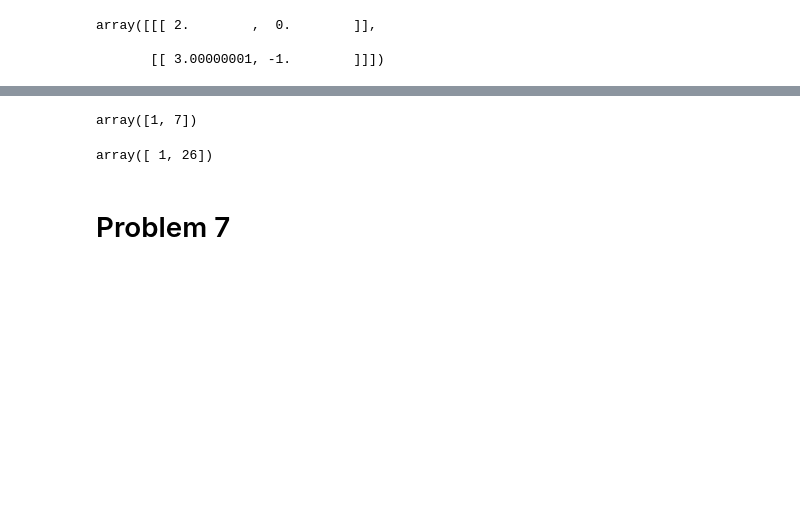
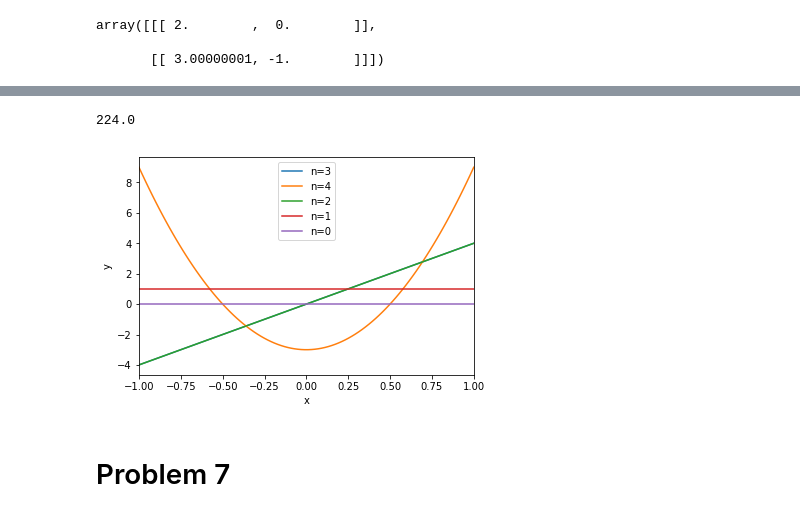
Before and after one commit to kendrarobbins/BootCamp2018, a Jupyter notebook: ProbSets/Comp/Week 6/Differentiation .ipynb, the cells around one changed output, grey strips where cells are left out. Saved outputs shown, nothing was run; the diff lists cells and outputs as text; code cells hidden in the pictures; blank space fills up the shorter version.

```diff
--- a/ProbSets/Comp/Week 6/Differentiation .ipynb
+++ b/ProbSets/Comp/Week 6/Differentiation .ipynb
@@ -221,18 +219,24 @@ from autograd import grad
 # %%
 def cheb(x,n):
     '''this function computes Chebyshav Polynomials
-    input n should be greater than or equal to 2'''
+    '''
 
     T_0 = anp.ones_like(x)
     T_1 = x
 
-    if n==2:
+    if n ==0:
+        T = T_0
+
+    elif n==1:
+        T=T_1
+
+    elif n==2:
         T_n_1 = T_1
         T_n_2 = T_0
         T = 2*x*T_1 - T_0
 
     else:
-        for i in range(n-2): #?
+        for i in range(n-2):
             if i==0:
                 T_n_1 = T_1
                 T_n_2 = T_0
@@ -252,8 +253,0 @@ A = np.array([1,2])
-# %%
-cheb(A, 2)
-# %% [output]
-array([1, 7])
-# %%
-cheb(A,4)
-# %% [output]
-array([ 1, 26])
@@ -260,2 +261,24 @@ array([ 1, 26])
+# %%
+Tprime = grad(cheb)
+Tprime2 = elementwise_grad(cheb)
+# %%
+Tprime2(2.,5) #input x must be a float
+# %% [output]
+224.0
+# %%
+D = anp.linspace(-1,1,100)
+Dfl = np.array(D,dtype=float)
+plt.plot(D,Tprime2(D,3),label='n=3')
+plt.plot(D,Tprime2(D,4),label='n=4')
+plt.plot(D,Tprime2(D,2),label='n=2')
+plt.plot(D,Tprime2(D,1),label='n=1')
+plt.plot(D,Tprime2(D,0),label='n=0')
+plt.legend()
+plt.xlim(-1,1)
+plt.xlabel("x")
+plt.ylabel('y')
+plt.show()
+# %% [output]
+[figure, added]
 # %% [markdown]
 # Problem 7
```
Also changed, not shown: parts of 12 cells of this notebook, 11 other files.
